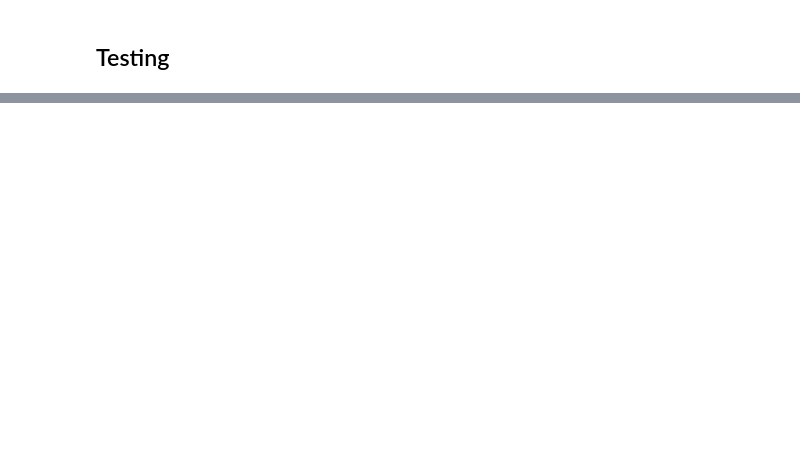
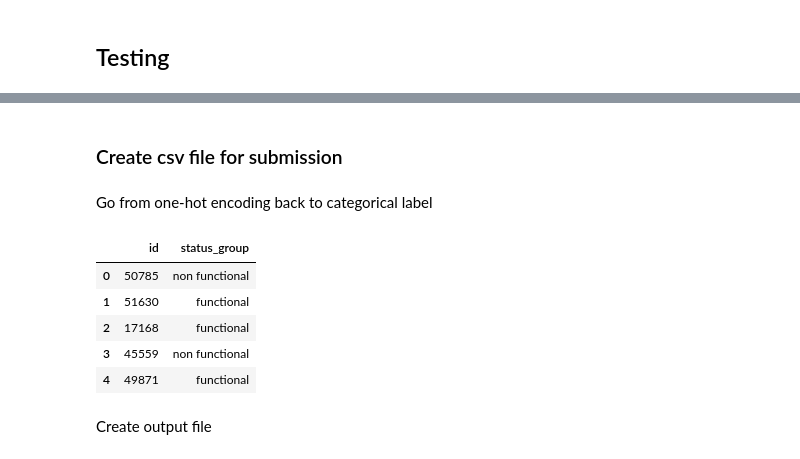
Before and after one commit to rmondini/drivendata-pumpitup, a Jupyter notebook: main.ipynb, the cells around one changed output, grey strips where cells are left out. Saved outputs shown, nothing was run; the diff lists cells and outputs as text; code cells hidden in the pictures; blank space fills up the shorter version.

```diff
--- a/main.ipynb
+++ b/main.ipynb
@@ -172,0 +465,21 @@ We observe that the train set has 54.3% functional wells, 38.4% non-functional w
+# %%
+y_test_rf_pred = rf.predict(test_scaled_inputs)
+# %% [markdown]
+### Create csv file for submission
+# %%
+df_submission = df_test_values[['id']].copy()
+# %% [markdown]
+Go from one-hot encoding back to categorical label
+# %%
+df_submission['status_group'] = y_test_rf_pred
+# %%
+df_submission.head()
+# %% [output]
+|  | id | status_group |
+| 0 | 50785 | non functional |
+| 1 | 51630 | functional |
+| 2 | 17168 | functional |
+| 3 | 45559 | non functional |
+| 4 | 49871 | functional |
+# %% [markdown]
+Create output file
```
Also changed, not shown: parts of 68 cells of this notebook.
